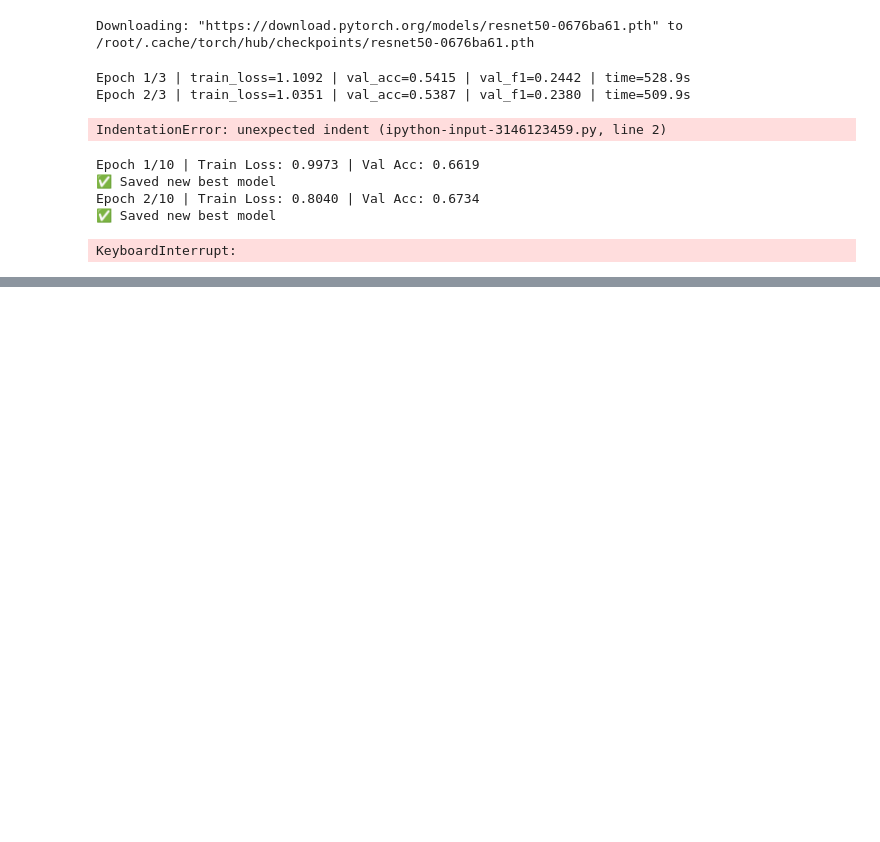
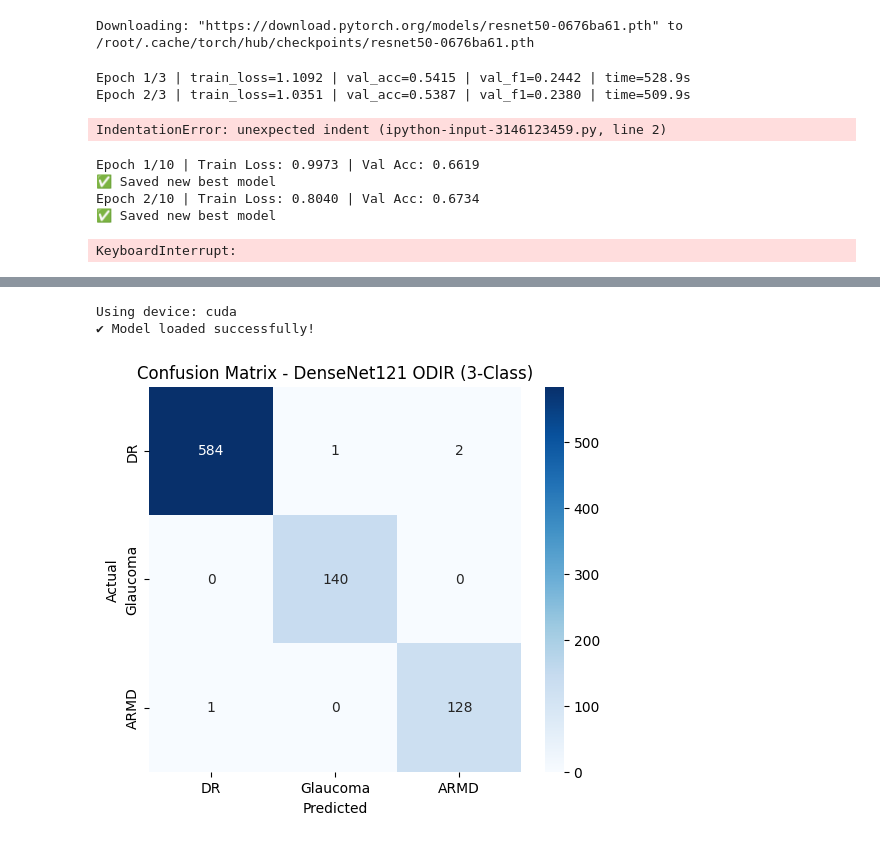
Before and after one commit to israinamdar493-ops/retinalprojectsizz4, a Jupyter notebook: finalproject.ipynb, the cells around one changed output, grey strips where cells are left out. Saved outputs shown, nothing was run; the diff lists cells and outputs as text; code cells hidden in the pictures; blank space fills up the shorter version.

```diff
--- a/finalproject.ipynb
+++ b/finalproject.ipynb
@@ -5408,0 +2908,56 @@ Contents of /content/drive/MyDrive/retinalnewproject/datasets/Messidor2:
+# %%
+import torch
+import torch.nn as nn
+from torchvision.models import densenet121, DenseNet121_Weights
+
+device = torch.device("cuda" if torch.cuda.is_available() else "cpu")
+print("Using device:", device)
+
+# Load model
+model = densenet121(weights=None)     # no need pretrained now
+model.classifier = nn.Linear(model.classifier.in_features, 3)
+model = model.to(device)
+
+# Load weights
+model_path = "/content/drive/MyDrive/retinalnewproject/results/odir3_densenet121.pth"
+model.load_state_dict(torch.load(model_path))
+
+model.eval()
+print("✔ Model loaded successfully!")
+# %% [output]
+Using device: cuda
+✔ Model loaded successfully!
+# %%
+import torch
+import numpy as np
+from sklearn.metrics import confusion_matrix
+import matplotlib.pyplot as plt
+import seaborn as sns
+
+# Get all predictions and labels
+all_preds = []
+all_labels = []
+
+model.eval()
+with torch.no_grad():
+    for images, labels in val_loader:
+        images = images.to(device)
+        outputs = model(images)
+        preds = torch.argmax(outputs, dim=1)
+
+        all_preds.extend(preds.cpu().numpy())
+        all_labels.extend(labels.numpy())
+
+# Confusion Matrix
+cm = confusion_matrix(all_labels, all_preds)
+
+plt.figure(figsize=(6,5))
+sns.heatmap(cm, annot=True, fmt='d', cmap='Blues',
+            xticklabels=["DR", "Glaucoma", "ARMD"],
+            yticklabels=["DR", "Glaucoma", "ARMD"])
+plt.xlabel("Predicted")
+plt.ylabel("Actual")
+plt.title("Confusion Matrix - DenseNet121 ODIR (3-Class)")
+plt.show()
+# %% [output]
+[figure, added]
```
Also changed, not shown: parts of 144 cells of this notebook.
